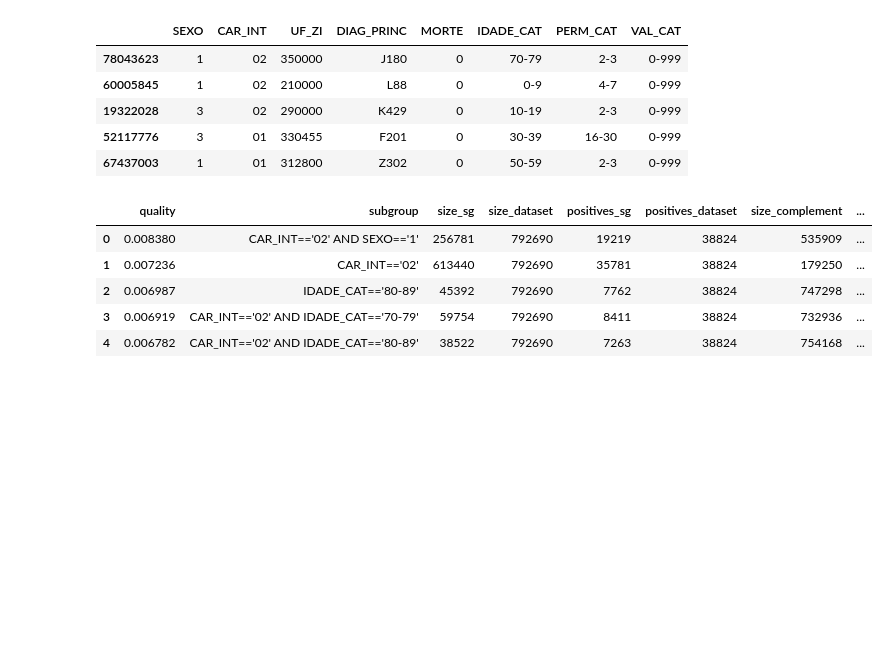
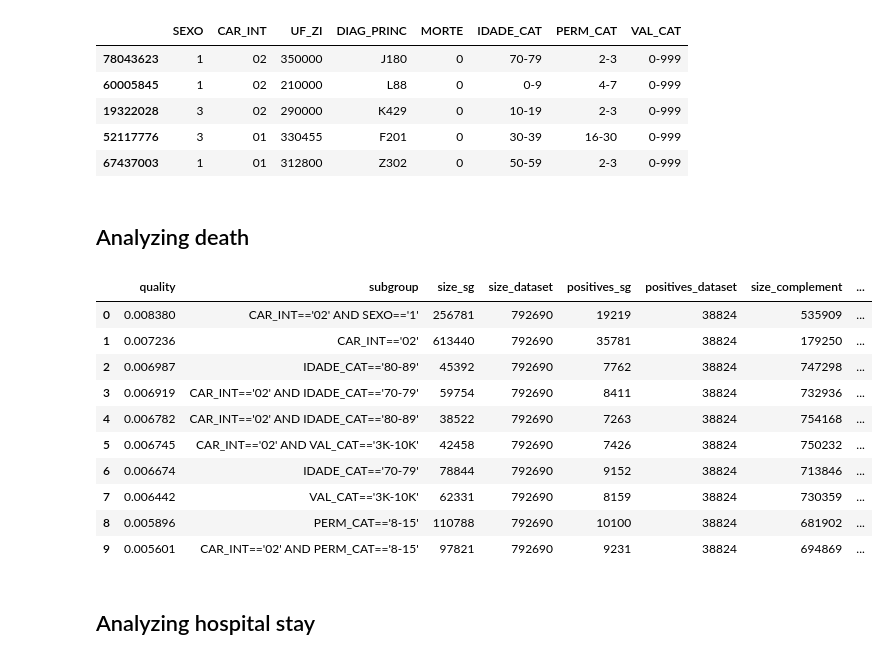
Before and after one commit to toyinjoy/Descriptive-Learning-Project, a Jupyter notebook: Projeto_Aprendizado_Descritivo_fpGrowth.ipynb, the cells around one changed output. Saved outputs shown, nothing was run; the diff lists cells and outputs as text; code cells hidden in the pictures; blank space fills up the shorter version.

Commit message:
Upadated Subgroup Discovery

```diff
--- a/Projeto_Aprendizado_Descritivo_fpGrowth.ipynb
+++ b/Projeto_Aprendizado_Descritivo_fpGrowth.ipynb
@@ -710,6 +680,8 @@ df_sample.head()
 | 19322028 | 3 | 02 | 290000 | K429 | 0 | 10-19 | 2-3 | 0-999 |
 | 52117776 | 3 | 01 | 330455 | F201 | 0 | 30-39 | 16-30 | 0-999 |
 | 67437003 | 1 | 01 | 312800 | Z302 | 0 | 50-59 | 2-3 | 0-999 |
+# %% [markdown]
+## Analyzing death
 # %%
 target = ps.BinaryTarget ('MORTE', 1)
 searchspace = ps.create_selectors(df_sample, ignore=['MORTE'])
@@ -717,16 +689,25 @@ task = ps.SubgroupDiscoveryTask (
     df_sample,
     target,
     searchspace,
-    result_set_size=5,
-    depth=2,
+    result_set_size=10,
+    depth=3,
     qf=ps.WRAccQF())
 result = ps.DFS().execute(task)
+result_dataframe_Morte = result.to_dataframe()
-# %%
-result.to_dataframe()
-# %% [output]
-|  | quality | subgroup | size_sg | size_dataset | positives_sg | positives_dataset | size_complement | ... |
-| 0 | 0.008380 | CAR_INT=='02' AND SEXO=='1' | 256781 | 792690 | 19219 | 38824 | 535909 | ... |
-| 1 | 0.007236 | CAR_INT=='02' | 613440 | 792690 | 35781 | 38824 | 179250 | ... |
-| 2 | 0.006987 | IDADE_CAT=='80-89' | 45392 | 792690 | 7762 | 38824 | 747298 | ... |
-| 3 | 0.006919 | CAR_INT=='02' AND IDADE_CAT=='70-79' | 59754 | 792690 | 8411 | 38824 | 732936 | ... |
-| 4 | 0.006782 | CAR_INT=='02' AND IDADE_CAT=='80-89' | 38522 | 792690 | 7263 | 38824 | 754168 | ... |
+# %%
+#Plotting results
+result_dataframe_Morte
+# %% [output]
+|  | quality | subgroup | size_sg | size_dataset | positives_sg | positives_dataset | size_complement | ... |
+| 0 | 0.008380 | CAR_INT=='02' AND SEXO=='1' | 256781 | 792690 | 19219 | 38824 | 535909 | ... |
+| 1 | 0.007236 | CAR_INT=='02' | 613440 | 792690 | 35781 | 38824 | 179250 | ... |
+| 2 | 0.006987 | IDADE_CAT=='80-89' | 45392 | 792690 | 7762 | 38824 | 747298 | ... |
+| 3 | 0.006919 | CAR_INT=='02' AND IDADE_CAT=='70-79' | 59754 | 792690 | 8411 | 38824 | 732936 | ... |
+| 4 | 0.006782 | CAR_INT=='02' AND IDADE_CAT=='80-89' | 38522 | 792690 | 7263 | 38824 | 754168 | ... |
+| 5 | 0.006745 | CAR_INT=='02' AND VAL_CAT=='3K-10K' | 42458 | 792690 | 7426 | 38824 | 750232 | ... |
+| 6 | 0.006674 | IDADE_CAT=='70-79' | 78844 | 792690 | 9152 | 38824 | 713846 | ... |
+| 7 | 0.006442 | VAL_CAT=='3K-10K' | 62331 | 792690 | 8159 | 38824 | 730359 | ... |
+| 8 | 0.005896 | PERM_CAT=='8-15' | 110788 | 792690 | 10100 | 38824 | 681902 | ... |
+| 9 | 0.005601 | CAR_INT=='02' AND PERM_CAT=='8-15' | 97821 | 792690 | 9231 | 38824 | 694869 | ... |
+# %% [markdown]
+## Analyzing hospital stay
```
Also changed, not shown: parts of 7 cells of this notebook.
